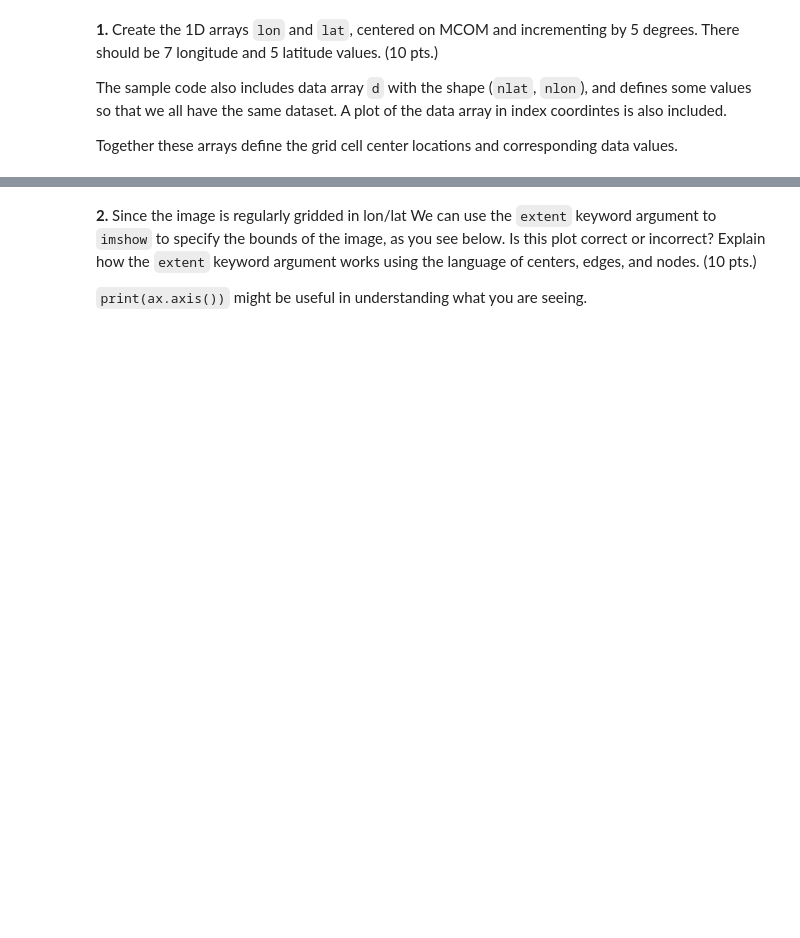
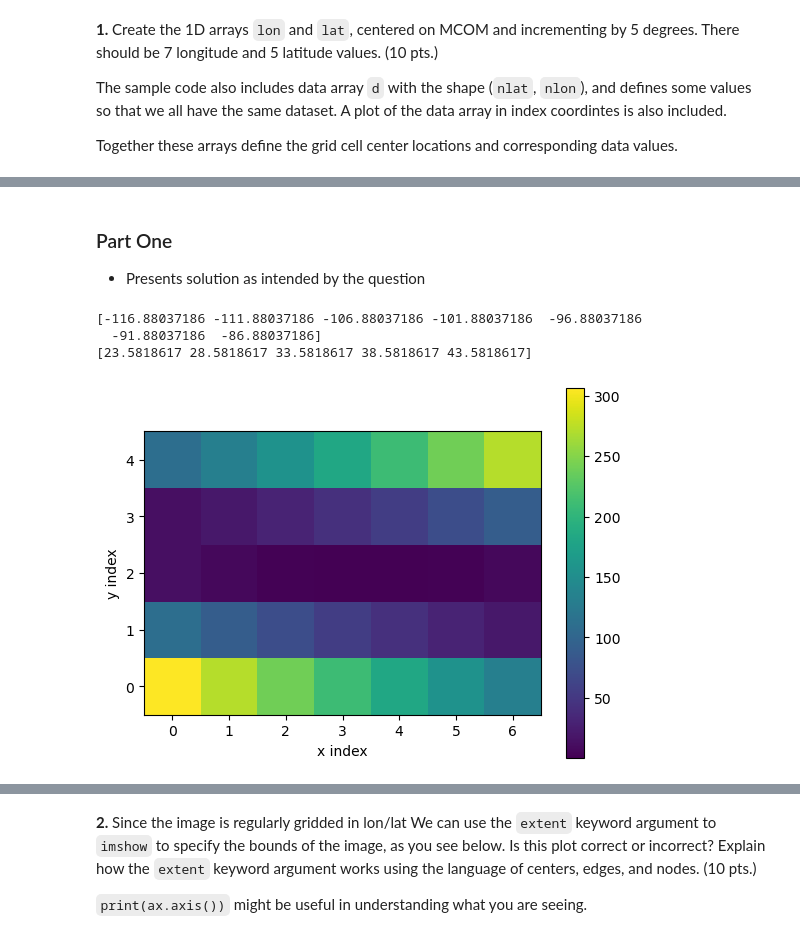
Before and after one commit to temidayo-coder/data-fields, a Jupyter notebook: Homework 1.ipynb, the cells around one changed output, grey strips where cells are left out. Cells and saved outputs as stored; diff of their text form; code cells hidden in the pictures; blank space fills up the shorter version.

Commit message:
Homework 1 re-added with solutions to questions 1, 2, and 3

```diff
--- a/Homework 1.ipynb
+++ b/Homework 1.ipynb
@@ -34,19 +39,33 @@ Together these arrays define the grid cell center locations and corresponding da
+# %% [markdown]
+### Part One
+- Presents solution as intended by the question
 # %%
-nlon = 7
-nlat = 5
-dlon, dlat = 5.0, 5.0
+nlon = 7                # Number of longitute values
+nlat = 5                # Number of latitude values
+dlon, dlat = 5.0, 5.0   # Increment
 
 d = (np.arange(nlon*nlat) - (nlon*nlat/2.0))**2.0
 d.shape = (nlat, nlon)
 
-fig = plt.figure()
-ax = fig.add_subplot(111)
-im = ax.imshow(d, origin='lower')
-plt.colorbar(im)
+# Plot figure using matplotlib
+fig = plt.figure()                     # Set axes for the plot
+ax = fig.add_subplot(111)              # Draw one plot having one column and one row
+im = ax.imshow(d, origin='lower')      # Create a 2D image using the numpy array (d)
+plt.colorbar(im)                       # Plot colorbar
 ax.set_xlabel('x index')
 ax.set_ylabel('y index')
 
-# lon = ### Your code here.
+# lon = ### Your code here.See code below.
 # lat =
+
+# These codes compute lon and lat arrays using Dr. Eric's variable assignments of mcom
+lon = np.linspace(-dlon * (nlon - 1) / 2, dlon * (nlon - 1) / 2, nlon) + mcom_lon
+lat = np.linspace(-dlat * (nlat - 1) / 2, dlat * (nlat - 1) / 2, nlat) + mcom_lat
+
 print(lon)
 print(lat)
+# %% [output]
+[-116.88037186 -111.88037186 -106.88037186 -101.88037186  -96.88037186
+  -91.88037186  -86.88037186]
+[23.5818617 28.5818617 33.5818617 38.5818617 43.5818617]
+[figure, added]
```
Also changed, not shown: parts of 13 cells of this notebook, 1 other file.
